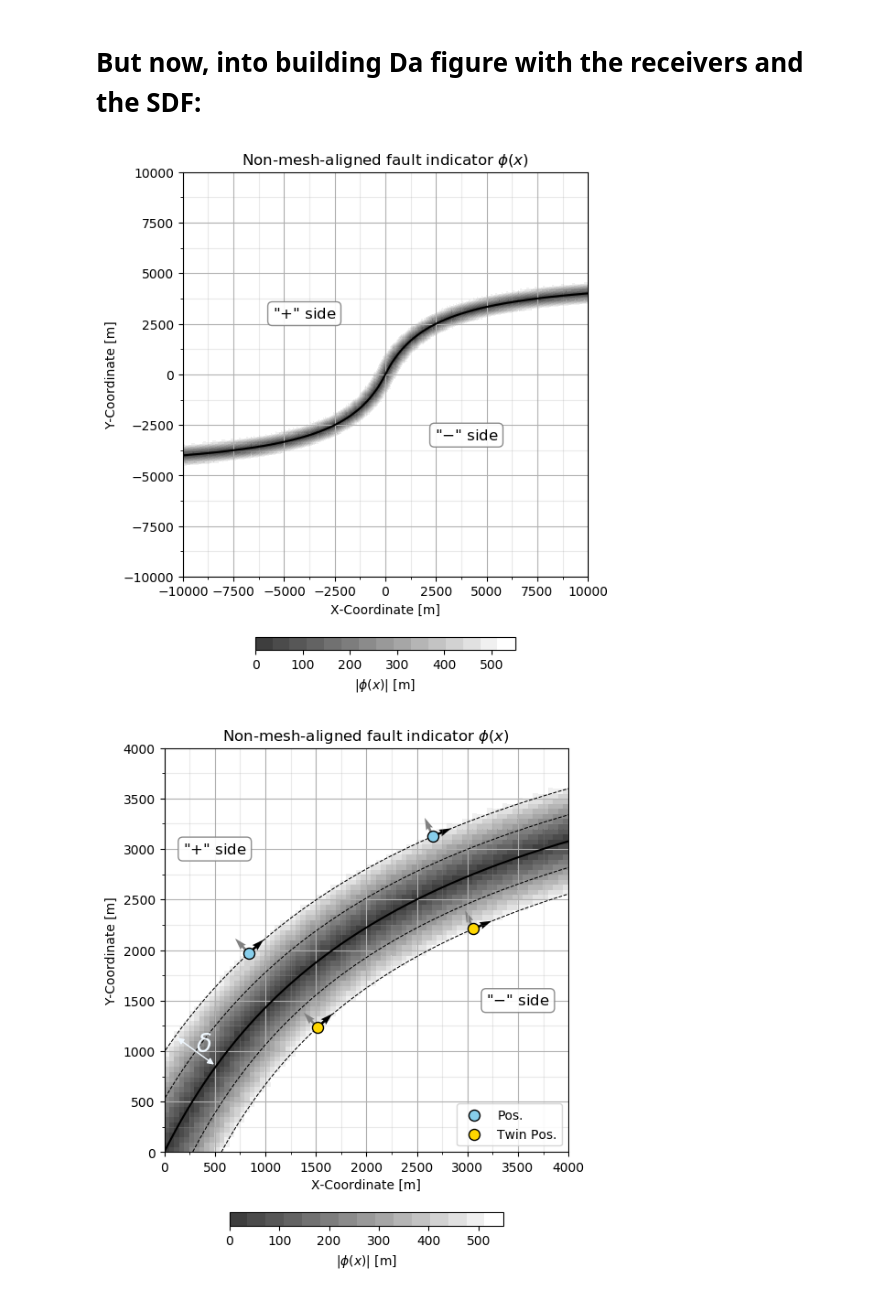
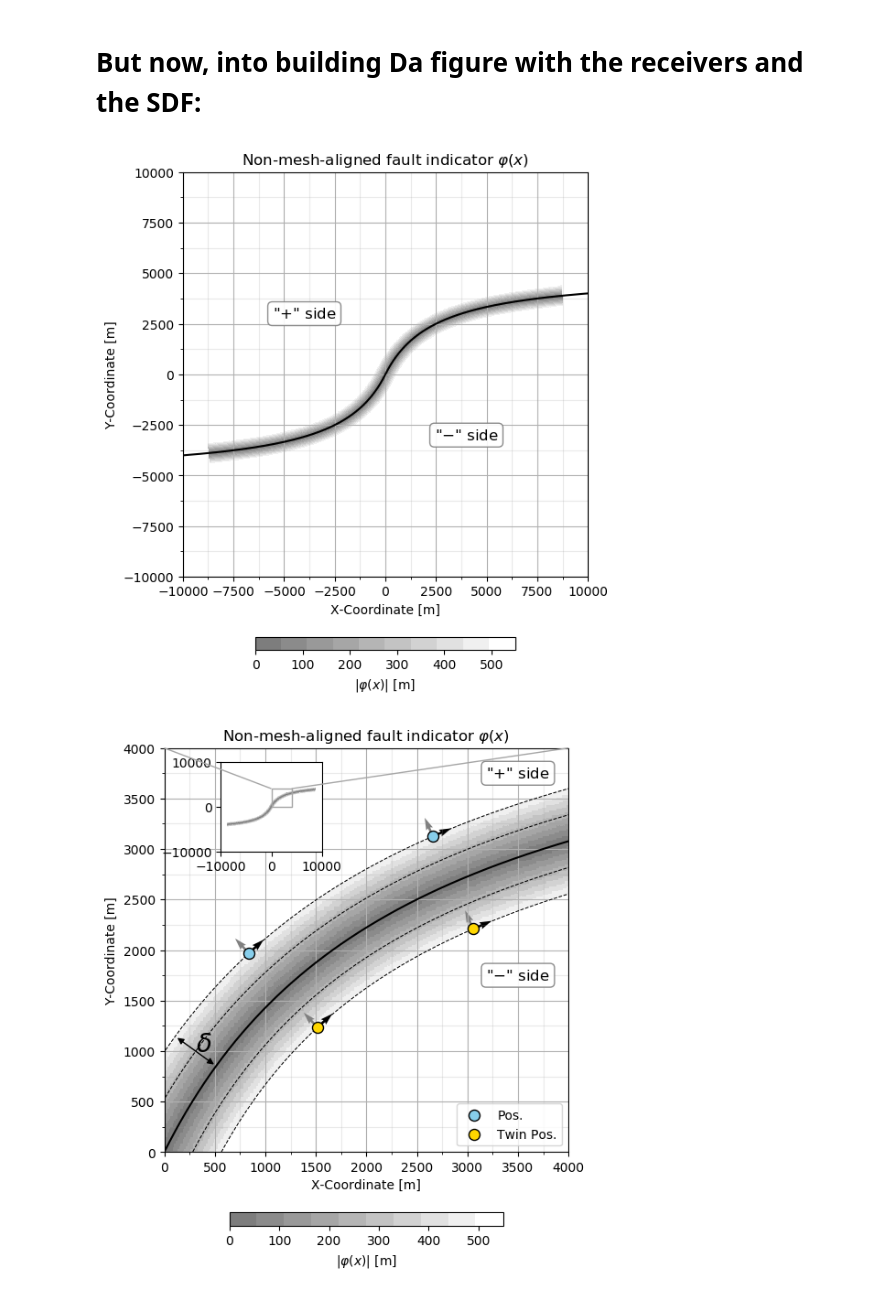
Before and after one commit to Nicolucas/TEAR, a Jupyter notebook: PythonCodes/ConferencesFigures/EGU2021/SigmoidModel.ipynb, the cells around one changed output. Saved outputs shown, nothing was run; the diff lists cells and outputs as text; code cells hidden in the pictures.

```diff
--- a/PythonCodes/ConferencesFigures/EGU2021/SigmoidModel.ipynb
+++ b/PythonCodes/ConferencesFigures/EGU2021/SigmoidModel.ipynb
@@ -176,7 +179,7 @@ start_time = time.time()
 
 fname = "step-{timestep:04}_wavefield.pbin"
 
-path = "/home/nico/Documents/TEAR/Codes_TEAR/se2dr/se2wave/"
+path = "/home/nico/Documents/TEAR/Codes_TEAR/se2dr/Runs/Tilt20_50x50_25delta_Force/"
 
 
 i=0
@@ -543,15 +546,18 @@ def QuiverPlot(FaultDataObj):
     plt.quiver(TCoorX,TCoorY ,FaultDataObj.Normal[0],FaultDataObj.Normal[1],**Normalkwargs)
     plt.quiver(TCoorX,TCoorY ,FaultDataObj.Tangent[0],FaultDataObj.Tangent[1],**Tangentkwargs)
 
-def annotate_dim(ax,xyfrom,xyto,text=None):
+def annotate_dim(ax,xyfrom,xyto,colorName = "aliceblue",text=None):
 
     if text is None:
         text = str(np.sqrt( (xyfrom[0]-xyto[0])**2 + (xyfrom[1]-xyto[1])**2 ))
 
-    colorName = "aliceblue"
+    fc = colors.to_rgba('lightgrey')
+    ec = colors.to_rgba('black')
+    fc = fc[:-1] + (0.7,) # <--- Change the alpha value of facecolor to be 0.7
 
+    ax.text((xyto[0]+xyfrom[0])/2,(xyto[1]+xyfrom[1])/2,text,fontsize=20,color = colorName)#,
+#            bbox=dict(boxstyle='circle',facecolor=fc,edgecolor=fc))
     ax.annotate("",xyfrom,xyto,arrowprops=dict(arrowstyle='<|-|>',color=colorName))
-    ax.text((xyto[0]+xyfrom[0])/2,(xyto[1]+xyfrom[1])/2,text,fontsize=20,color = colorName)
 # %%
 from matplotlib.colors import ListedColormap
 import matplotlib.lines as mlines
@@ -561,9 +567,10 @@ from matplotlib.cm import register_cmap
 from matplotlib.ticker import AutoMinorLocator
 
 cmap = ListedColormap(LaPaz_20.mpl_colors[5:])
-cmap = ListedColormap(GrayC_20_r.mpl_colors[5:])
+cmap = ListedColormap(GrayC_20_r.mpl_colors[10:])
 # %%
 OnlyDistMaskedOut2 = np.ma.masked_where(SDF_Matrix >= 550, SDF_Matrix)
+OnlyDistMaskedOut3 = np.ma.masked_where(DistField >= 10000, OnlyDistMaskedOut2)
 # %%
 ListFaultDataObj = Init_ListFaultDataObj(500, LocOfInterest, xx, func(xx), func_der(xx))
 # %%
@@ -577,8 +584,8 @@ CoordinatesList2 = TransposeListOfCoordinates([CoorPoint.GetReceiverCoords() for
 
 TwinCoordinatesList2 = TransposeListOfCoordinates([CoorPoint.GetTwinReceiverCoords() for CoorPoint in ListFaultDataObj2])
 # %%
-fig, img = PlotDomainCmap(LCoorX, LCoorY, OnlyDistMaskedOut2,
-           ["Non-mesh-aligned fault indicator $\phi(x)$", "$\|\phi(x)\|$ [m]"],
+fig, img = PlotDomainCmap(LCoorX, LCoorY, OnlyDistMaskedOut3,
+           ["Non-mesh-aligned fault indicator $φ(x)$", "$\|φ(x)\|$ [m]"],
            cmap)
 plt.plot(xx,func(xx),"k-")
 
@@ -612,10 +619,12 @@ ax.text(4000, -3000, '"$-$" side', ha="center", va="center", size=12,
 
 plt.show()
 # %% [output]
-[figure, old version]
+[figure, new version]
 # %%
-fig, img = PlotDomainCmap(LCoorX, LCoorY, OnlyDistMaskedOut2,
-           ["Non-mesh-aligned fault indicator $\phi(x)$", "$\|\phi(x)\|$ [m]"],
+from mpl_toolkits.axes_grid1.inset_locator import mark_inset
+
+fig, img = PlotDomainCmap(LCoorX, LCoorY, OnlyDistMaskedOut3,
+           ["Non-mesh-aligned fault indicator $φ(x)$", "$\|φ(x)\|$ [m]"],
            cmap)
 plt.plot(xx,func(xx),"k-")
 
@@ -635,37 +644,45 @@ plt.legend(loc="lower right")
 #%%%%%%%%%%%%%%%% Grid plot %%%%%%%%%%%%%%%%%%%%%%%%%%
 
 ax = fig.gca()
 plt.grid(b=True, which='major' )
 
 minor_locator = AutoMinorLocator(2)
 ax.xaxis.set_minor_locator(minor_locator)
 ax.yaxis.set_minor_locator(minor_locator)
 
 plt.grid(b=True, which='minor', color='#999999', linestyle='-', alpha=0.2)
 #%%%%%%%%%%%%%%%% END: Grid plot %%%%%%%%%%%%%%%%%%%%%%%%%%
 
 [QuiverPlot(FaultDataObj) for FaultDataObj in ListFaultDataObj]
 
 #%%%%%%%%%%%%%%%% Distance \delta %%%%%%%%%%%%%%%%%%%%%%%%%%
 
 annotate_dim(ax,
              [xx[idx_Interest2][0],func(xx[idx_Interest2][0])],
              [CoordinatesList2[0][0],CoordinatesList2[1][0]],
-             text="$\delta$")
+             text="$\delta$",colorName = "black")
 
 #%%%%%%%%%%%%%%%% END: Distance \delta %%%%%%%%%%%%%%%%%%%%%%%%%%
 
 #%%%%%%%%%%%%%%%% +/- side of the fault %%%%%%%%%%%%%%%%%%%%%%%%%%
 bbox_props = dict(boxstyle="round", fc="w", ec="0.5", alpha=0.9)
-ax.text(500, 3000, '"$+$" side', ha="center", va="center", size=12,
+ax.text(3500, 3750, '"$+$" side', ha="center", va="center", size=12,
         bbox=bbox_props)
-ax.text(3500, 1500, '"$-$" side', ha="center", va="center", size=12,
+ax.text(3500, 1750, '"$-$" side', ha="center", va="center", size=12,
         bbox=bbox_props)
 #%%%%%%%%%%%%%%%% END: +/- side of the fault %%%%%%%%%%%%%%%%%%%%%%%%%%
 
+
+
+axins = ax.inset_axes([0.14, 0.62, 0.25, 0.47])
+axins.set_aspect('equal', 'box')
+axins.pcolormesh(LCoorX, LCoorY, OnlyDistMaskedOut3, cmap = cmap)
+mark_inset(axins,ax, loc1=1, loc2=2, fc="none", ec="0.65",zorder=9)
+#axins.plot(xx,func(xx),"k-")
+
 plt.show()
 # %% [output]
-[figure, old version]
+[figure, new version]
 # %%
 def Weight(phi,A=5, phi_o=0):
     return 1-(0.5*np.tanh(A*((np.abs(phi)-phi_o)))+0.5)
```
Also changed, not shown: parts of 8 cells of this notebook, 15 other files.
